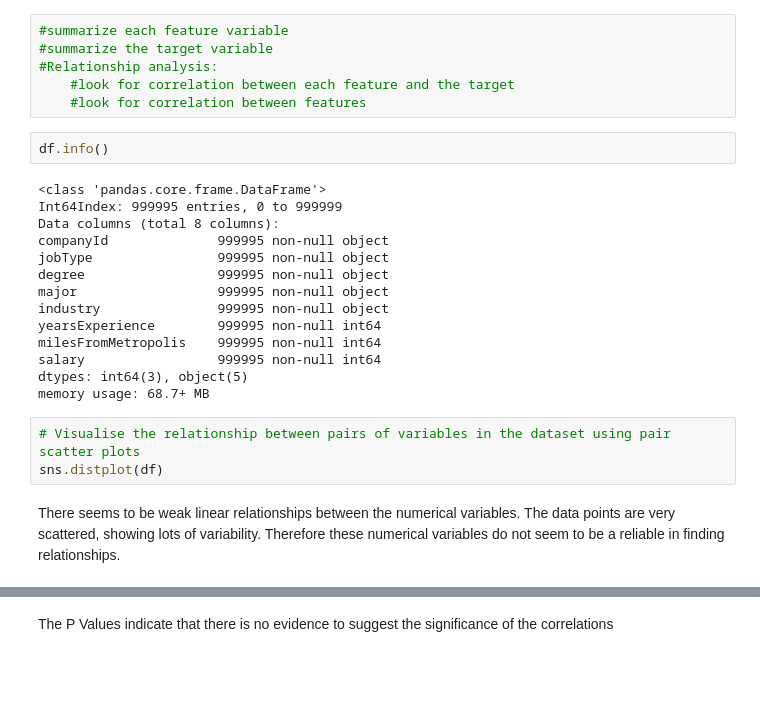
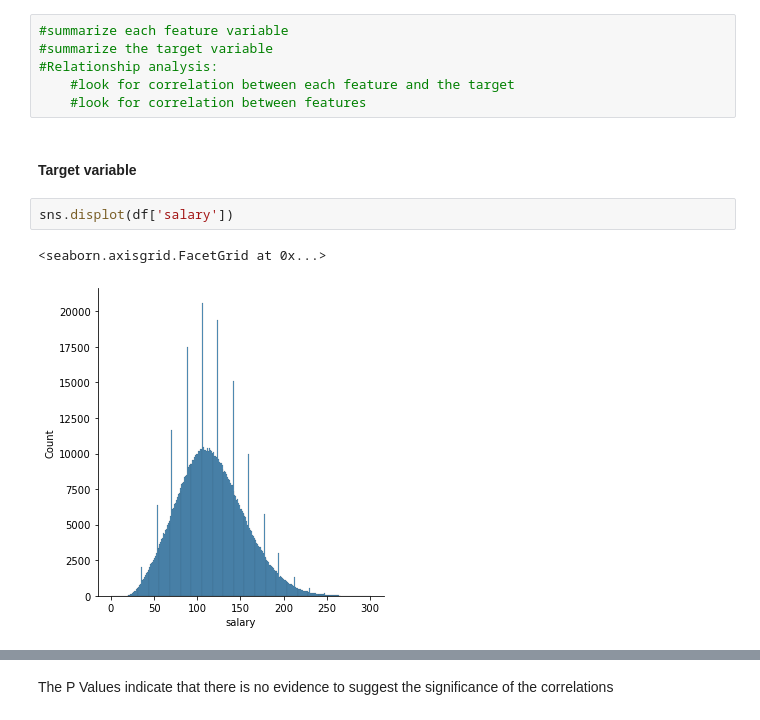
Before and after one commit to SophiaBouchama/salary-prediction-portfolio, a Jupyter notebook: Salary Prediction Notebook.ipynb, the cells around one changed output, grey strips where cells are left out. Saved outputs shown, nothing was run; the diff lists cells and outputs as text; blank space fills up the shorter version.

```diff
--- a/Salary Prediction Notebook.ipynb
+++ b/Salary Prediction Notebook.ipynb
@@ -240,24 +335,10 @@ Numerical features:
 #Relationship analysis:
     #look for correlation between each feature and the target
     #look for correlation between features
-# %%
-df.info()
-# %% [output]
-<class 'pandas.core.frame.DataFrame'>
-Int64Index: 999995 entries, 0 to 999999
-Data columns (total 8 columns):
-companyId              999995 non-null object
-jobType                999995 non-null object
-degree                 999995 non-null object
-major                  999995 non-null object
-industry               999995 non-null object
-yearsExperience        999995 non-null int64
-milesFromMetropolis    999995 non-null int64
-salary                 999995 non-null int64
-dtypes: int64(3), object(5)
-memory usage: 68.7+ MB
-# %%
-# Visualise the relationship between pairs of variables in the dataset using pair scatter plots
-sns.distplot(df)
-# %% [markdown]
-There seems to be weak linear relationships between the numerical variables. The data points are very scattered, showing lots of variability. Therefore these numerical variables do not seem to be a reliable in finding relationships.
+# %% [markdown]
+#### Target variable
+# %%
+sns.displot(df['salary'])
+# %% [output]
+<seaborn.axisgrid.FacetGrid at 0x...>
+[figure, added]
```
Also changed, not shown: parts of 43 cells of this notebook.
